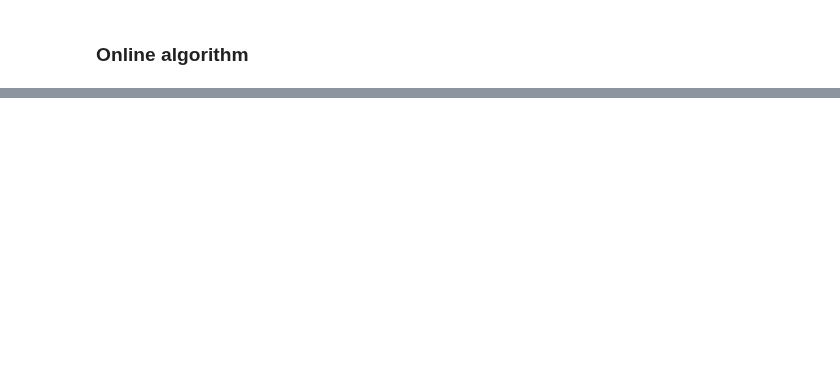
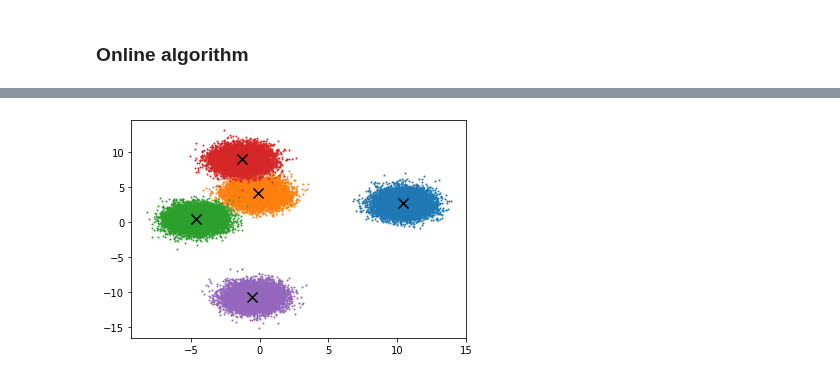
Before and after one commit to flatironinstitute/bio-lda, a Jupyter notebook: Clustering_copy.ipynb, the cells around one changed output, grey strips where cells are left out. Saved outputs shown, nothing was run; the diff lists cells and outputs as text; code cells hidden in the pictures; blank space fills up the shorter version.

```diff
--- a/Clustering_copy.ipynb
+++ b/Clustering_copy.ipynb
@@ -82,0 +79,10 @@ Cluster 2 mean: [5.58244949e-03 9.99616502e+00]
+# %%
+for i in range(num_clusters):
+    plt.scatter(cluster[i][0],cluster[i][1],s=1)
+
+for i in range(num_clusters):
+    plt.scatter(W[i,0]/2,W[i,1]/2,marker='x',color='black',s=100)
+
+plt.show()
+# %% [output]
+[figure, added]
```
Also changed, not shown: parts of 5 cells of this notebook.
